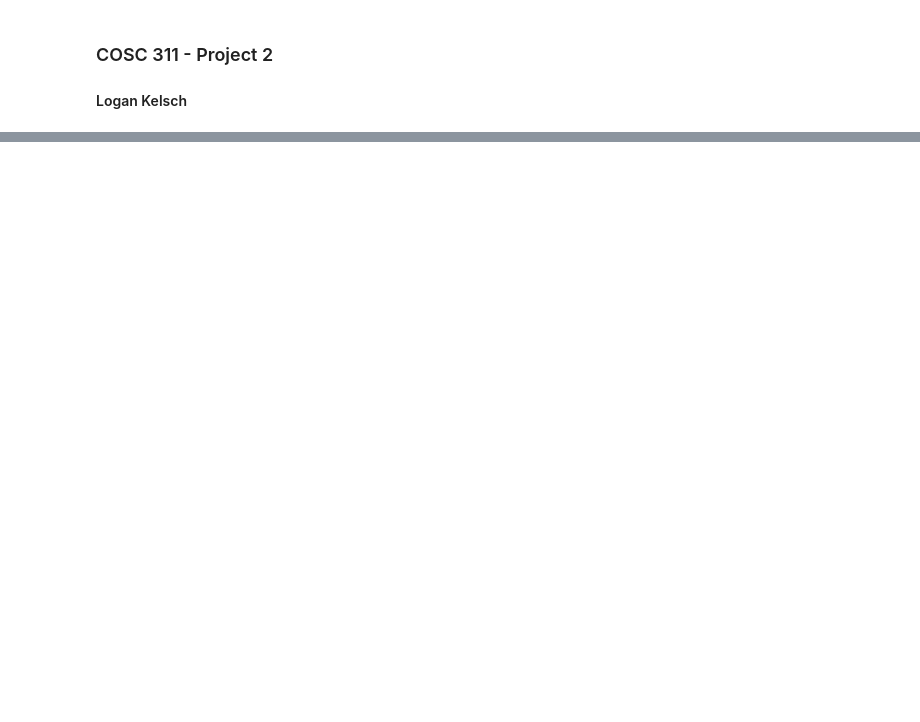
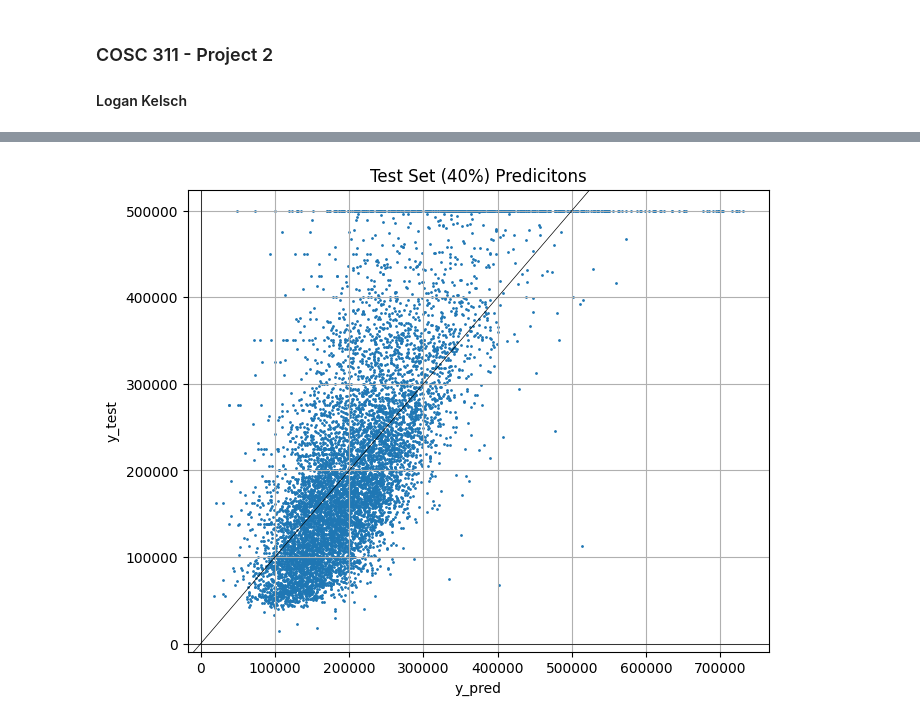
Before and after one commit to Logan-Kelsch/COSC311_proj2, a Jupyter notebook: main.ipynb, the cells around one changed output, grey strips where cells are left out. Saved outputs shown, nothing was run; the diff lists cells and outputs as text; code cells hidden in the pictures; blank space fills up the shorter version.

```diff
--- a/main.ipynb
+++ b/main.ipynb
@@ -199,0 +175,77 @@ Index([  290,   341,   538,   563,   696,   738,  1097,  1350,  1456,  1493,
+# %%
+'''3. Regression model for median house value prediction'''
+
+# DATASET:  housing.csv
+# TASKS:    collect most correlated features, train MLR model
+
+#import libraries
+from sklearn.linear_model import LinearRegression
+from sklearn.model_selection import train_test_split
+from sklearn.metrics import mean_absolute_error #MAE
+from sklearn.metrics import mean_squared_error  #MSE
+from sklearn.metrics import root_mean_squared_error #RMSE
+
+#bring data into pddf
+data = pd.read_csv('housing.csv')
+
+#detect all datapoints with missing values.
+#  used data.info() to see the only feature with missing
+#  samples was 'total_bedrooms'
+unclean_ndx = data[data['total_bedrooms'].isna()].index
+data = data.drop(index=unclean_ndx).reset_index(drop=True)
+
+#drop all irrelevant features for this task
+data = data.drop(columns=['ocean_proximity','longitude','latitude','households'])
+
+#printout the correlation of all features to our selected target,
+#                                            'median_house_value'
+co = data.corr()['median_house_value'].drop('median_house_value')
+    #NOTE OUTPUT NOTE OUTPUT
+'''
+    housing_median_age    0.106432  *** #3
+    total_rooms           0.133294  *** #2
+    total_bedrooms        0.049686  *** DROP
+    population           -0.025300  *** DROP
+    median_income         0.688355  *** #1
+'''
+
+#drop non-top3 highest correlating features
+data = data.drop(columns=['total_bedrooms','population'])
+
+# Separate features and target into X and y
+X = data.iloc[:, :-1].values
+y = data.iloc[:, -1].values
+
+#split data into train and testing
+X_train, X_test, y_train, y_test = train_test_split(X, y, test_size= 0.4, random_state=42)
+
+#set, fit and collect predictions of linear regression model
+mlr = LinearRegression()
+mlr.fit(X_train,y_train)
+y_pred = mlr.predict(X_test)
+
+#metrics printout 'MAE', 'MSE', 'RMSE'
+print(f'MAE:\t{mean_absolute_error(y_test,y_pred):.2f}')
+print(f'MSE:\t{mean_squared_error(y_test,y_pred):.2f}')
+print(f'RMSE:\t{root_mean_squared_error(y_test,y_pred):.2f}')
+
+'''####                   ####                      ####
+    This code was ripped from some of my personal code.
+    The black diagonal line is the y = x line,
+                   or perfect prediction line.
+'''####                   ####                      ####
+plt.figure(figsize=(7.5, 6))
+plt.scatter(y_pred, y_test, s=1)
+plt.grid()
+plt.axis('tight')
+plt.title('Test Set (40%) Predicitons')
+plt.xlabel('y_pred')
+plt.ylabel('y_test')
+ax = plt.gca()
+x_vals = np.array(ax.get_xlim())
+y_vals = x_vals  # Since y = x
+plt.plot(x_vals, y_vals, '-', color='black', label='y = x', linewidth=0.5)
+plt.axhline(0, color='black', linewidth=0.5)
+plt.axvline(0,color='black',linewidth=0.5)
+plt.show()
+# %% [output]
@@ -199,0 +255 @@ Index([  290,   341,   538,   563,   696,   738,  1097,  1350,  1456,  1493,
+[figure, added]
```
Also changed, not shown: parts of 4 cells of this notebook.
